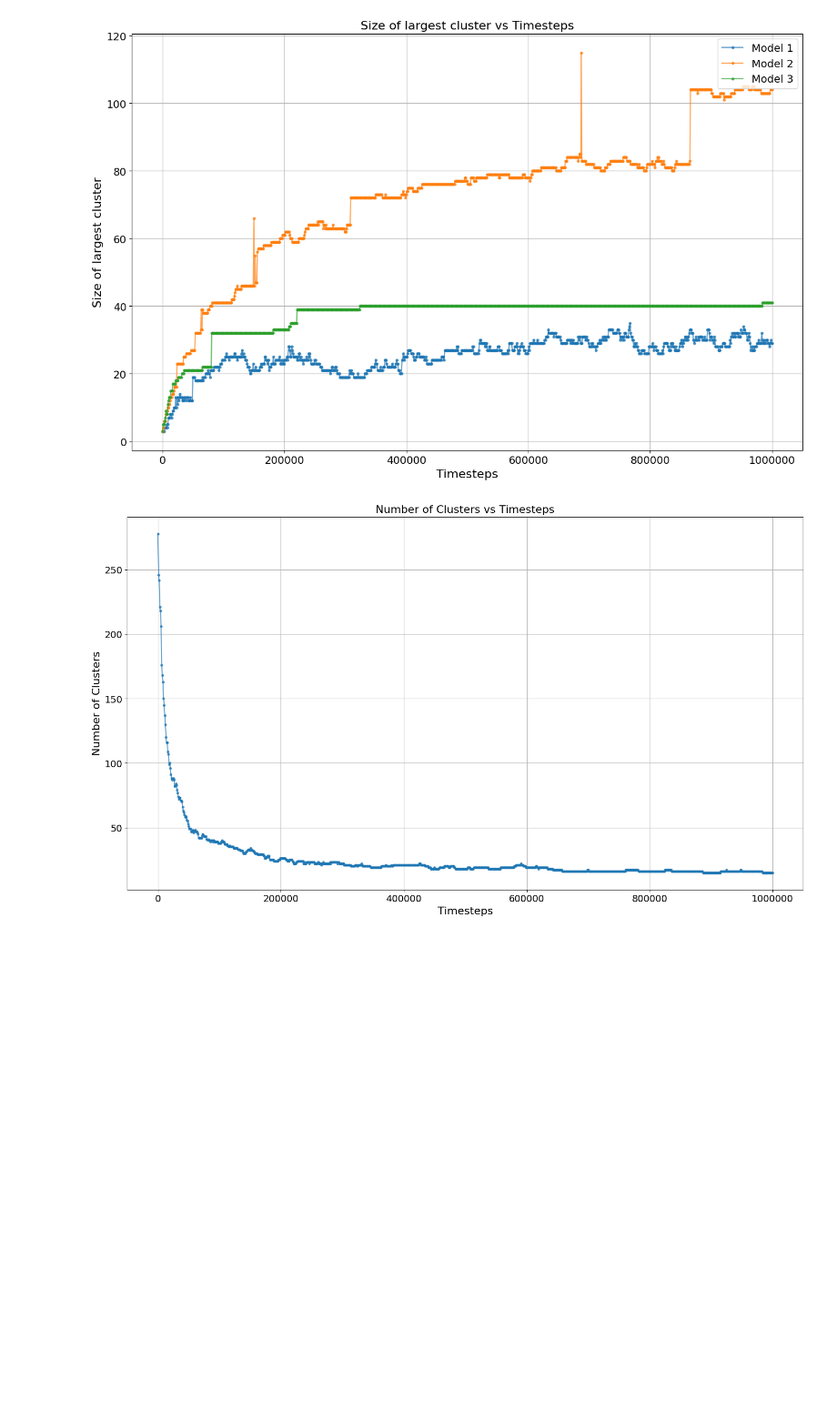
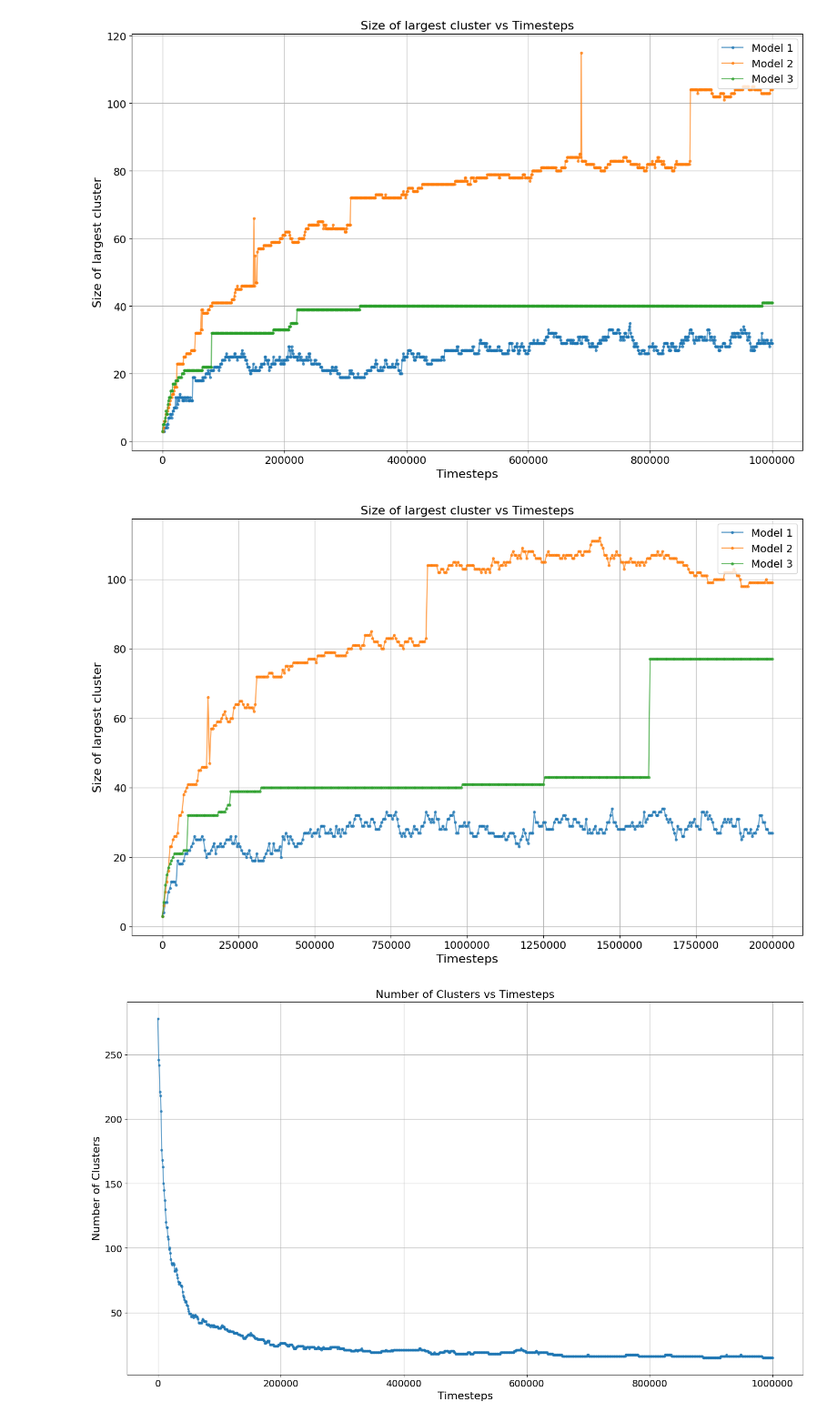
Before and after one commit to ElenaEspinosaMinano/mod_lammps_code, a Jupyter notebook: jupy_notes/plots.ipynb, the cells around one changed output. Shown at 91% size. Drawn from its saved outputs; the diff is of its cells as text; code cells hidden in the pictures; blank space fills up the shorter version.

```diff
--- a/jupy_notes/plots.ipynb
+++ b/jupy_notes/plots.ipynb
@@ -91,6 +149,29 @@ plt.savefig(save_plots_to + "plot_3.png")
 plt.show()
 # %% [output]
 [figure]
+# %%
+plt.figure(figsize=(16, 10))
+
+plt.plot(data_4['Timesteps'], data_4['Size_of_largest_cluster'], marker='.', alpha=0.7, label='Model 1')
+plt.plot(data_5['Timesteps'], data_5['Size_of_largest_cluster'], marker='.', alpha=0.7, label='Model 2')
+plt.plot(data_6['Timesteps'], data_6['Size_of_largest_cluster'], marker='.', alpha=0.7, label='Model 3')
+
+plt.xlabel('Timesteps', fontsize ='16')
+plt.xticks(fontsize='14')
+
+plt.ylabel('Size of largest cluster', fontsize ='16')
+plt.yticks(fontsize='14')
+
+plt.title('Size of largest cluster vs Timesteps', fontsize ='16')
+plt.ticklabel_format(style='plain')
+
+plt.legend(fontsize="14", loc ="upper right")
+plt.grid(True)
+
+#plt.savefig(save_plots_to + "plot_3.png")
+plt.show()
+# %% [output]
+[figure, added]
 # %%
 plt.figure(figsize=(18, 10))
 
```
Also changed, not shown: parts of 4 cells of this notebook, 1 other file.
